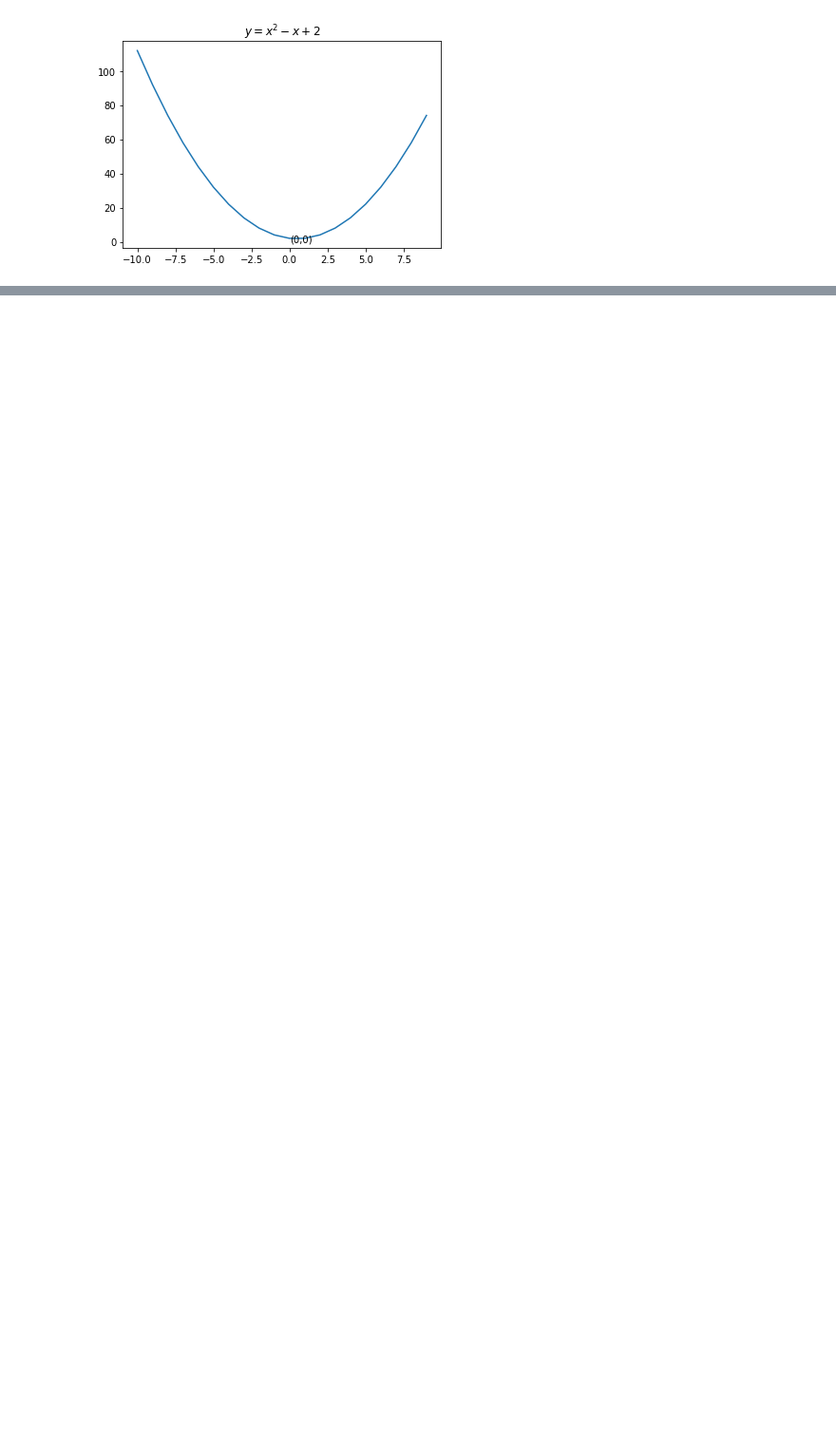
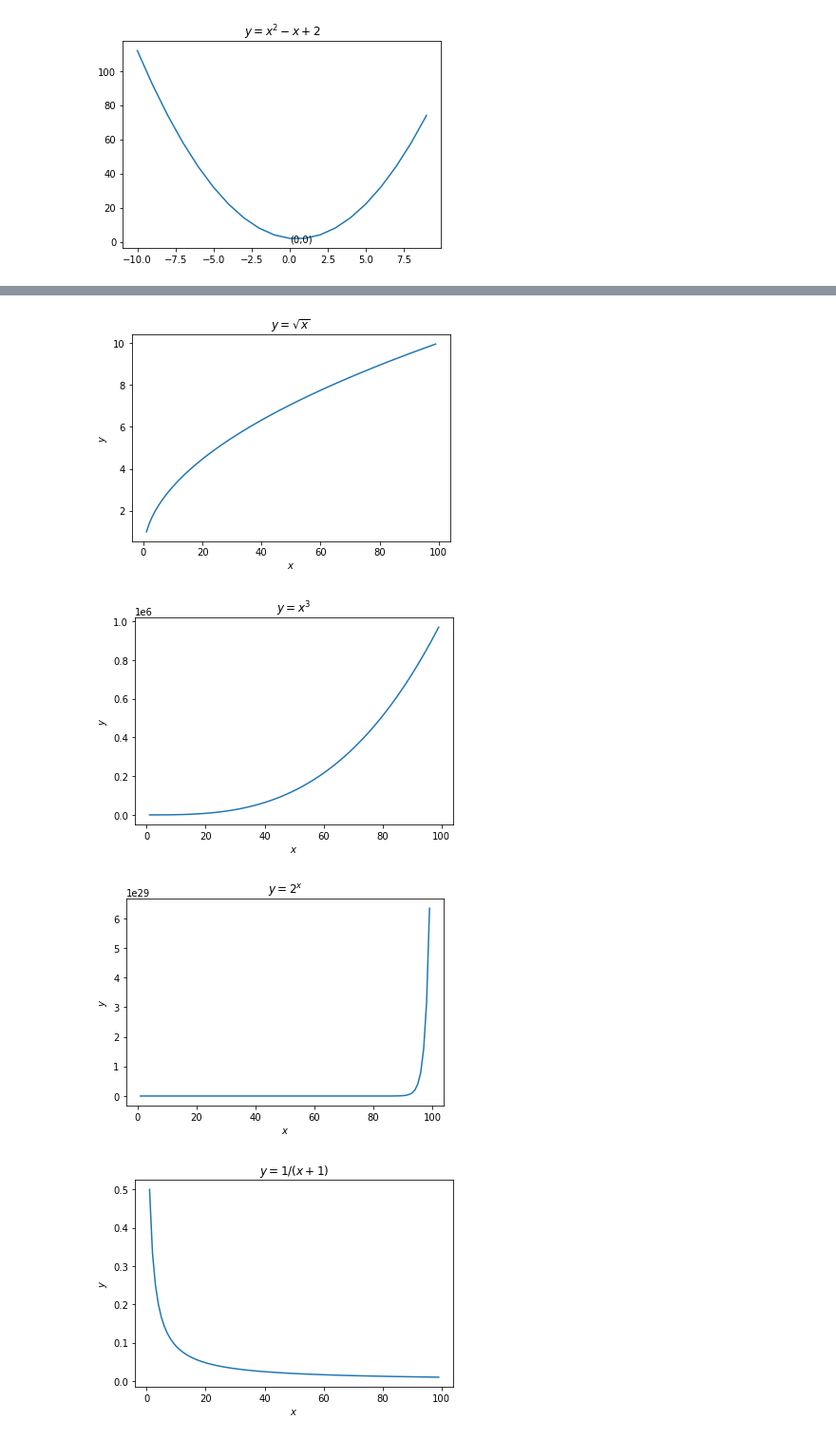
Before and after one commit to ArnolValadezRodriguez/numpy-pandas-visualization-exercises, a Jupyter notebook: matplotlib_exercises.ipynb, the cells around one changed output, grey strips where cells are left out. Shown at 95% size. Saved outputs shown, nothing was run; the diff lists cells and outputs as text; code cells hidden in the pictures; blank space fills up the shorter version.

```diff
--- a/matplotlib_exercises.ipynb
+++ b/matplotlib_exercises.ipynb
@@ -22,0 +33,40 @@ plt.show()
+# %%
+x = range(1,100)
+
+# y = sqrt(x):
+
+y = [math.sqrt(n) for n in x]
+plt.title('$y = \sqrt{x}$')
+plt.xlabel('$x$')
+plt.ylabel('$y$')
+plt.plot(x,y)
+plt.show()
+
+#  y=x3
+y = [n ** 3 for n in x]
+plt.title('$y = x^3$')
+plt.xlabel('$x$')
+plt.ylabel('$y$')
+plt.plot(x,y)
+plt.show()
+
+#   y=2x
+y = [(2 ** n) for n in x]
+plt.title('$y = 2^x $')
+plt.xlabel('$x$')
+plt.ylabel('$y$')
+plt.plot(x,y)
+plt.show()
+
+#  $ y=1/(x+1) $
+y = [(1/(n + 1)) for n in x]
+plt.title('$y = 1/(x+1)$')
+plt.xlabel('$x$')
+plt.ylabel('$y$')
+plt.plot(x,y)
+plt.show()
+# %% [output]
+[figure, added]
+[figure, added]
+[figure, added]
+[figure, added]
```
Also changed, not shown: parts of 7 cells of this notebook, 1 other file.
